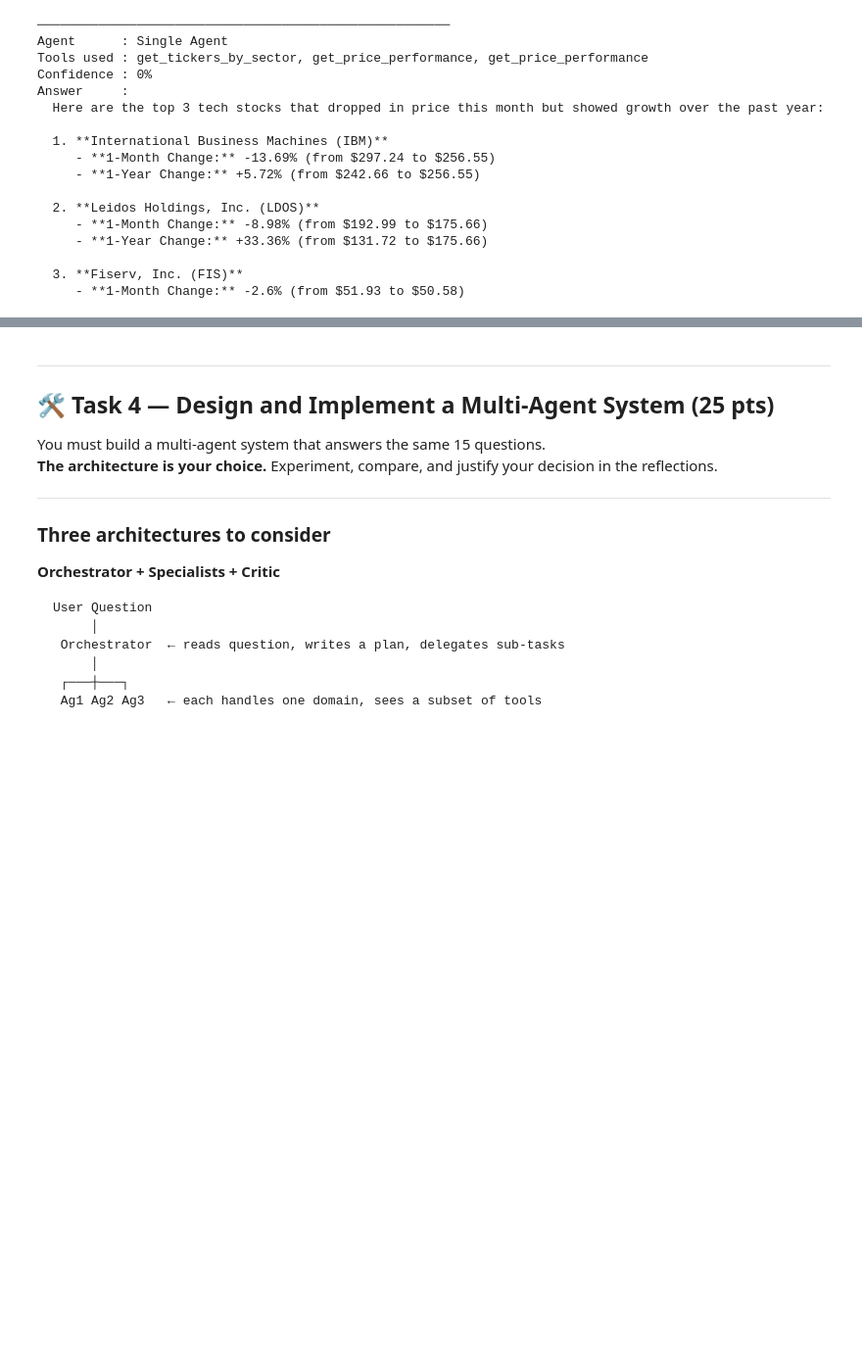
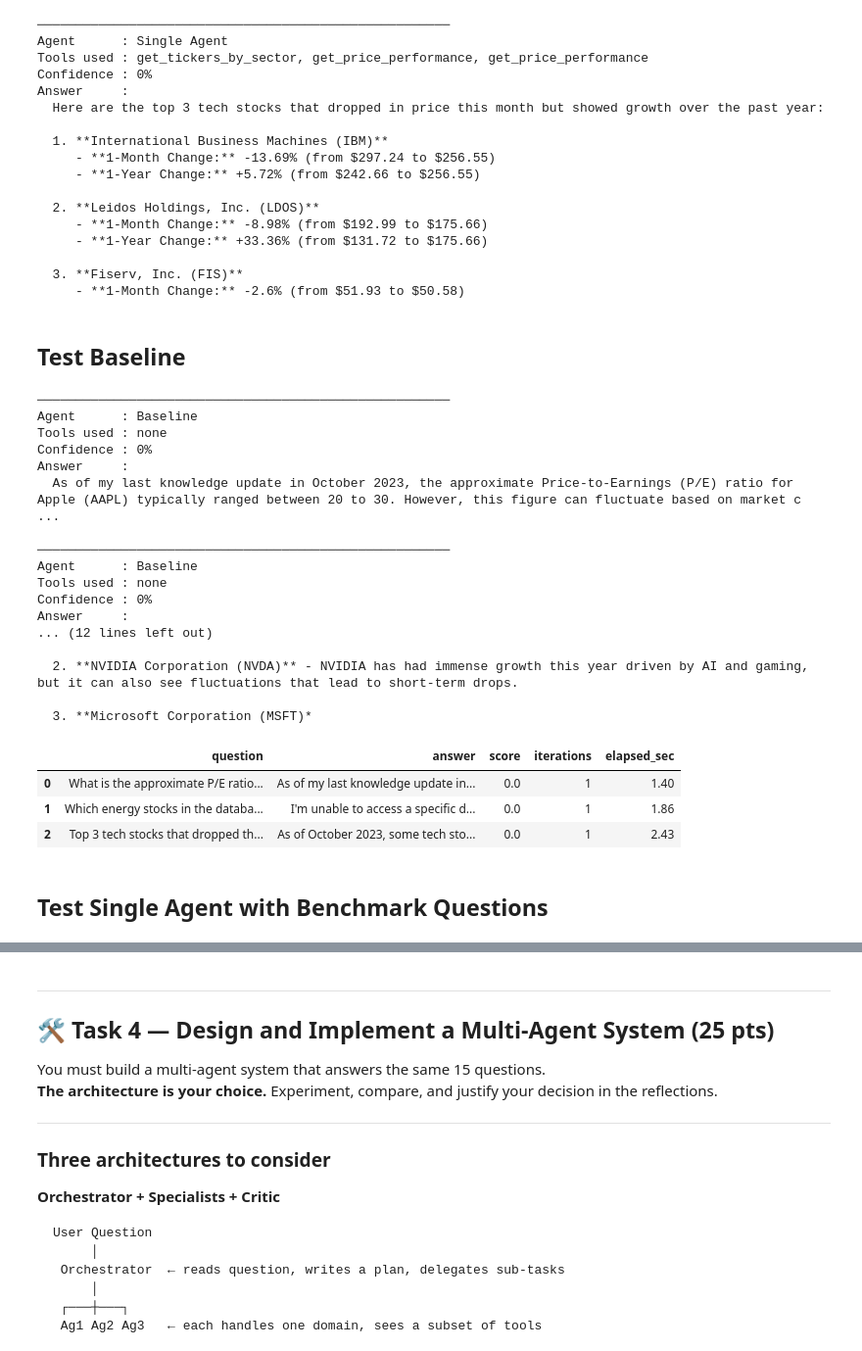
Before and after one commit to chloe-zh97/winter2026-llm, a Jupyter notebook: minipro3/mp3_assignment.ipynb, the cells around one changed output, grey strips where cells are left out. Shown at 98% size. Saved outputs shown, nothing was run; the diff lists cells and outputs as text; code cells hidden in the pictures; blank space fills up the shorter version.

```diff
--- a/minipro3/mp3_assignment.ipynb
+++ b/minipro3/mp3_assignment.ipynb
@@ -831,3 +831,74 @@ Answer     :
 
   3. **Fiserv, Inc. (FIS)**
      - **1-Month Change:** -2.6% (from $51.93 to $50.58)
+# %% [markdown]
+## Test Baseline
+# %%
+import time
+
+def run_baseline_with_logging(question: str, verbose: bool = True):
+    start_time = time.time()
+
+    # Run the baseline
+    result = run_baseline(question, verbose=verbose)
+
+    end_time = time.time()
+    elapsed = end_time - start_time
+
+    # Baseline has no tools, so iteration = 1
+    iterations = 1
+
+    # Confidence can come from result.confidence if set, otherwise 0
+    score = getattr(result, "confidence", 0.0)
+
+    log = {
+        "question": question,
+        "answer": result.answer,
+        "score": score,
+        "iterations": iterations,
+        "elapsed_sec": round(elapsed, 2)
+    }
+
+    return result, log
+# %%
+questions = [
+    "What is the approximate P/E ratio of Apple (AAPL)?",
+    "Which energy stocks in the database had the best 6-month performance?",
+    "Top 3 tech stocks that dropped this month but grew this year."
+]
+
+logs = []
+
+for q in questions:
+    r, log = run_baseline_with_logging(q, verbose=True)
+    r.summary()
+    logs.append(log)
+
+# View logs in a DataFrame
+import pandas as pd
+df_logs = pd.DataFrame(logs)
+df_logs
+# %% [output]
+──────────────────────────────────────────────────────
+Agent      : Baseline
+Tools used : none
+Confidence : 0%
+Answer     :
+  As of my last knowledge update in October 2023, the approximate Price-to-Earnings (P/E) ratio for Apple (AAPL) typically ranged between 20 to 30. However, this figure can fluctuate based on market c ...
+
+──────────────────────────────────────────────────────
+Agent      : Baseline
+Tools used : none
+Confidence : 0%
+Answer     :
+... (12 lines left out)
+
+  2. **NVIDIA Corporation (NVDA)** - NVIDIA has had immense growth this year driven by AI and gaming, but it can also see fluctuations that lead to short-term drops.
+
+  3. **Microsoft Corporation (MSFT)*
+|  | question | answer | score | iterations | elapsed_sec |
+| 0 | What is the approximate P/E ratio... | As of my last knowledge update in... | 0.0 | 1 | 1.40 |
+| 1 | Which energy stocks in the databa... | I'm unable to access a specific d... | 0.0 | 1 | 1.86 |
+| 2 | Top 3 tech stocks that dropped th... | As of October 2023, some tech sto... | 0.0 | 1 | 2.43 |
+# %% [markdown]
+## Test Single Agent with Benchmark Questions
```
Also changed, not shown: parts of 5 cells of this notebook, 2 other files.
